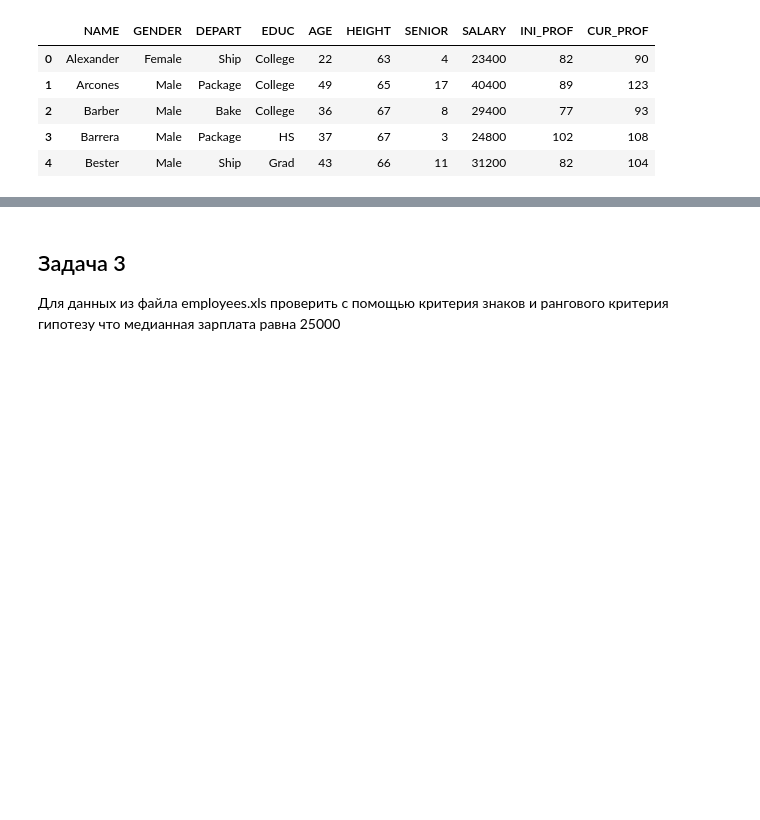
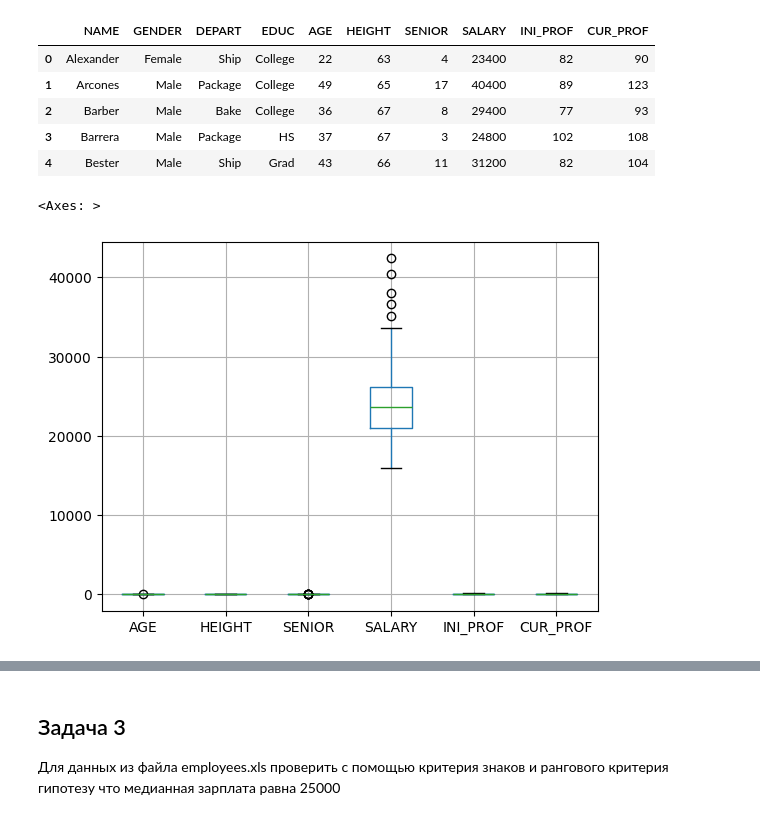
Before and after one commit to semwett0301/stat-ml-labs, a Jupyter notebook: statistic-course/math_stat_4.ipynb, the cells around one changed output, grey strips where cells are left out. Saved outputs shown, nothing was run; the diff lists cells and outputs as text; code cells hidden in the pictures; blank space fills up the shorter version.

```diff
--- a/statistic-course/math_stat_4.ipynb
+++ b/statistic-course/math_stat_4.ipynb
@@ -80,0 +135,5 @@ df.head()
+# %%
+df.boxplot()
+# %% [output]
+<Axes: >
+[figure, added]
```
Also changed, not shown: parts of 46 cells of this notebook.
